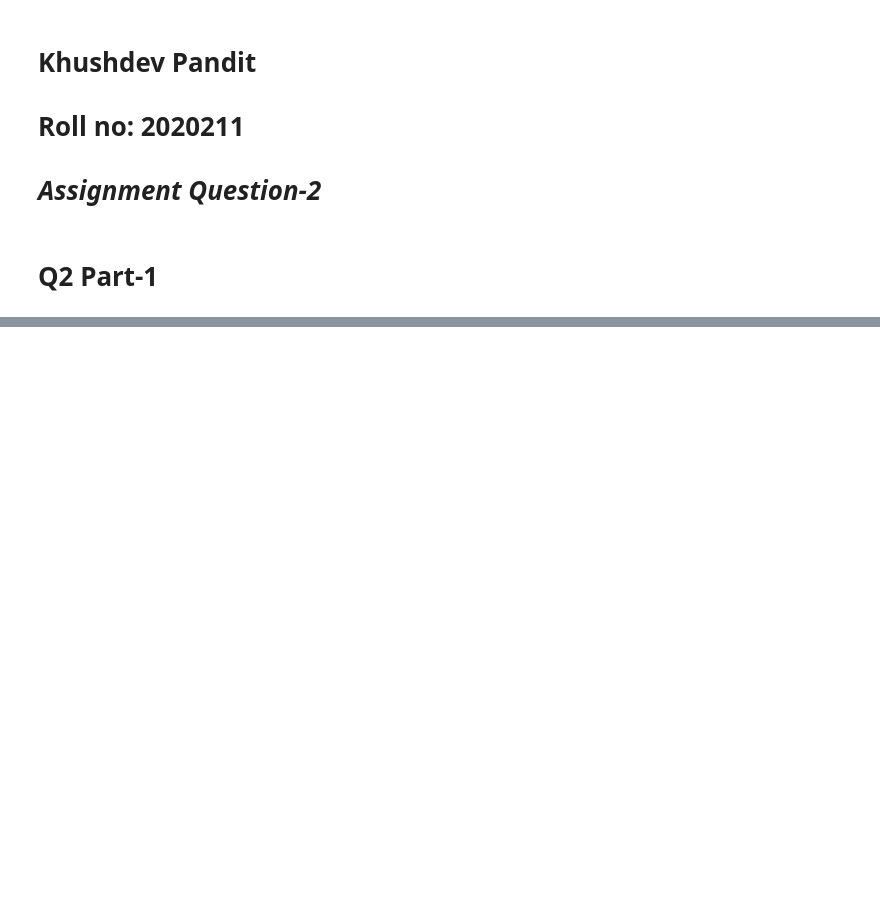
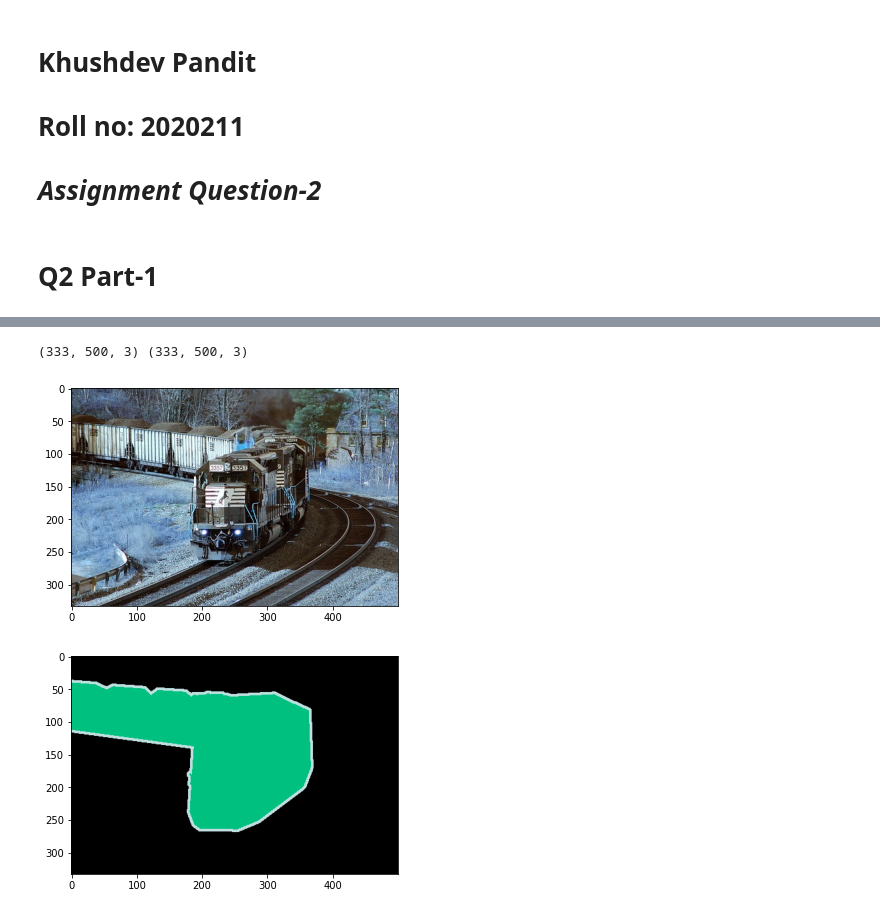
Before and after one commit to devKhush/Computer-Vision-Assignments, a Jupyter notebook: Assignment-1/Q2/Solution.ipynb, the cells around one changed output, grey strips where cells are left out. Saved outputs shown, nothing was run; the diff lists cells and outputs as text; code cells hidden in the pictures; blank space fills up the shorter version.

```diff
--- a/Assignment-1/Q2/Solution.ipynb
+++ b/Assignment-1/Q2/Solution.ipynb
@@ -209,0 +215,9 @@ plt.show()
+# %%
+img, mask = val_dataset.__getitem__(10, dontApplyTransform=True)
+print(img.shape, mask.shape)
+plt.imshow(img); plt.show()
+plt.imshow(mask); plt.show()
+# %% [output]
+(333, 500, 3) (333, 500, 3)
+[figure, added]
+[figure, added]
```
Also changed, not shown: parts of 54 cells of this notebook, 2 other files.
